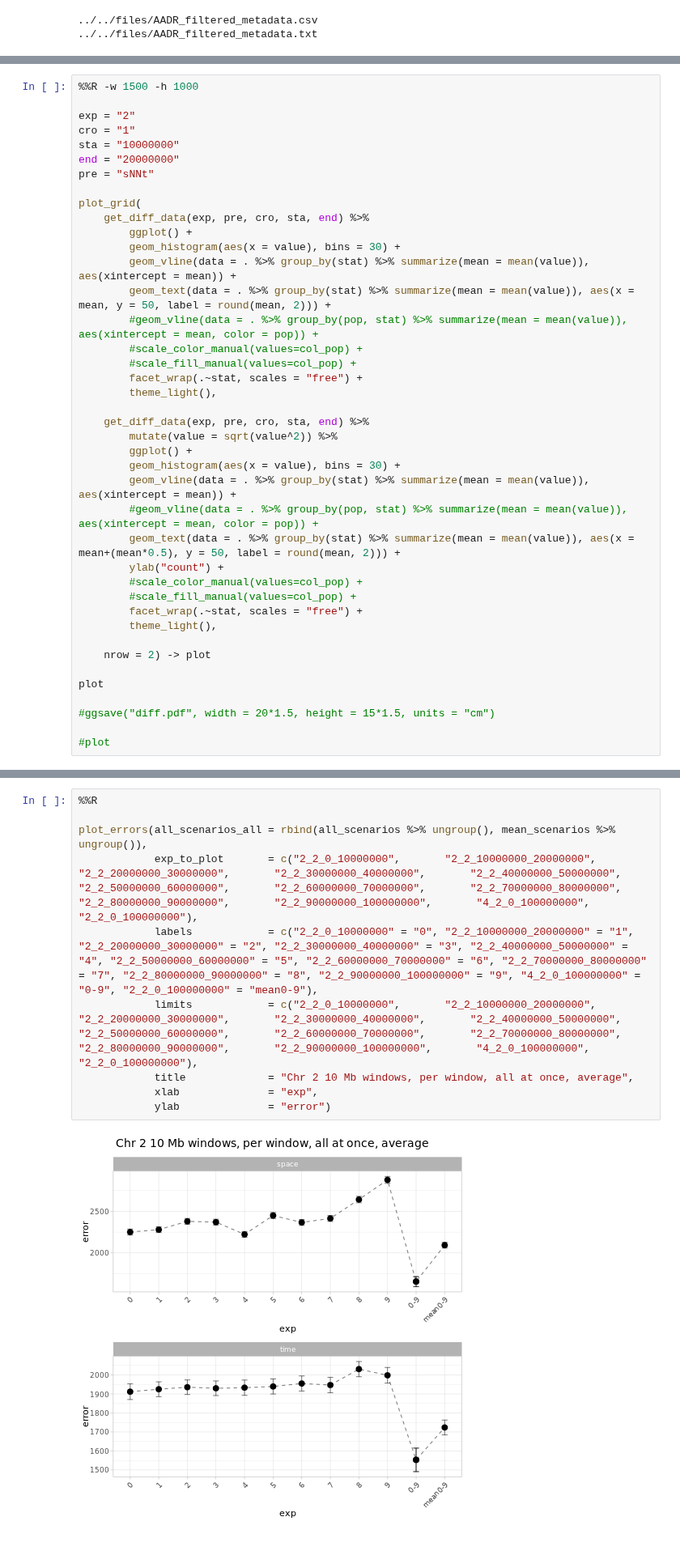
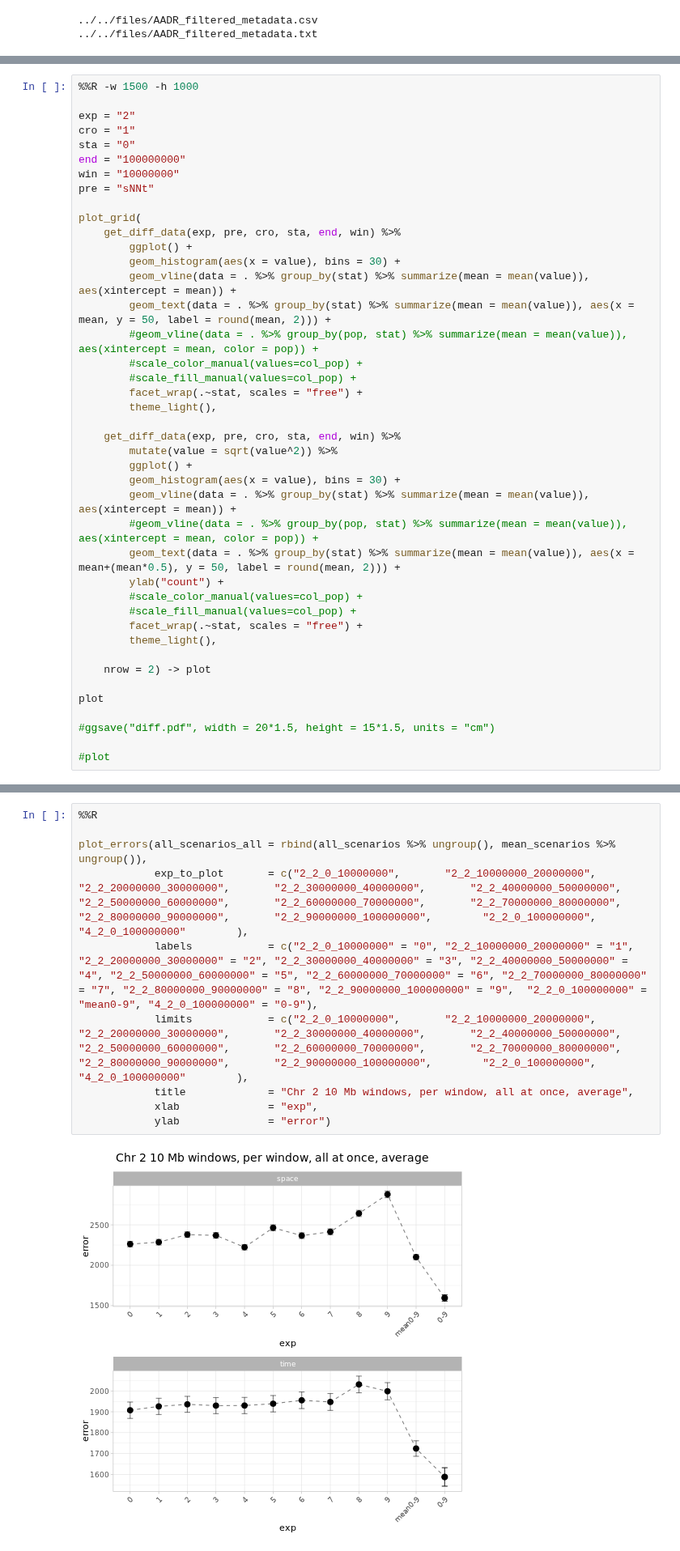
Before and after one commit to MoiColl/spaceNNtime, a Jupyter notebook: backup/jupyternotebooks/spaceNNtime_AADR.ipynb, the cells around one changed output, grey strips where cells are left out. Shown at 81% size. Saved outputs shown, nothing was run; the diff lists cells and outputs as text.

```diff
--- a/backup/jupyternotebooks/spaceNNtime_AADR.ipynb
+++ b/backup/jupyternotebooks/spaceNNtime_AADR.ipynb
@@ -391,12 +425,13 @@ get_diff_data(2, "sNNt", 1,  "10000000", "20000000") %>%
 
 exp = "2"
 cro = "1"
-sta = "10000000"
-end = "20000000"
+sta = "0"
+end = "100000000"
+win = "10000000"
 pre = "sNNt"
 
 plot_grid(
-    get_diff_data(exp, pre, cro, sta, end) %>%
+    get_diff_data(exp, pre, cro, sta, end, win) %>%
         ggplot() +
         geom_histogram(aes(x = value), bins = 30) +
         geom_vline(data = . %>% group_by(stat) %>% summarize(mean = mean(value)), aes(xintercept = mean)) +
@@ -407,7 +442,7 @@ plot_grid(
         facet_wrap(.~stat, scales = "free") +
         theme_light(),
 
-    get_diff_data(exp, pre, cro, sta, end) %>%
+    get_diff_data(exp, pre, cro, sta, end, win) %>%
         mutate(value = sqrt(value^2)) %>%
         ggplot() +
         geom_histogram(aes(x = value), bins = 30) +
@@ -847,15 +882,15 @@ plot_errors(all_scenarios_all = rbind(all_scenarios %>% ungroup(), mean_scenario
 # %%
 %%R
 
 plot_errors(all_scenarios_all = rbind(all_scenarios %>% ungroup(), mean_scenarios %>% ungroup()),
-            exp_to_plot       = c("2_2_0_10000000",       "2_2_10000000_20000000",       "2_2_20000000_30000000",       "2_2_30000000_40000000",       "2_2_40000000_50000000",       "2_2_50000000_60000000",       "2_2_60000000_70000000",       "2_2_70000000_80000000",       "2_2_80000000_90000000",       "2_2_90000000_100000000",       "4_2_0_100000000",         "2_2_0_100000000"),
-            labels            = c("2_2_0_10000000" = "0", "2_2_10000000_20000000" = "1", "2_2_20000000_30000000" = "2", "2_2_30000000_40000000" = "3", "2_2_40000000_50000000" = "4", "2_2_50000000_60000000" = "5", "2_2_60000000_70000000" = "6", "2_2_70000000_80000000" = "7", "2_2_80000000_90000000" = "8", "2_2_90000000_100000000" = "9", "4_2_0_100000000" = "0-9", "2_2_0_100000000" = "mean0-9"),
-            limits            = c("2_2_0_10000000",       "2_2_10000000_20000000",       "2_2_20000000_30000000",       "2_2_30000000_40000000",       "2_2_40000000_50000000",       "2_2_50000000_60000000",       "2_2_60000000_70000000",       "2_2_70000000_80000000",       "2_2_80000000_90000000",       "2_2_90000000_100000000",       "4_2_0_100000000",         "2_2_0_100000000"),
+            exp_to_plot       = c("2_2_0_10000000",       "2_2_10000000_20000000",       "2_2_20000000_30000000",       "2_2_30000000_40000000",       "2_2_40000000_50000000",       "2_2_50000000_60000000",       "2_2_60000000_70000000",       "2_2_70000000_80000000",       "2_2_80000000_90000000",       "2_2_90000000_100000000",        "2_2_0_100000000",             "4_2_0_100000000"        ),
+            labels            = c("2_2_0_10000000" = "0", "2_2_10000000_20000000" = "1", "2_2_20000000_30000000" = "2", "2_2_30000000_40000000" = "3", "2_2_40000000_50000000" = "4", "2_2_50000000_60000000" = "5", "2_2_60000000_70000000" = "6", "2_2_70000000_80000000" = "7", "2_2_80000000_90000000" = "8", "2_2_90000000_100000000" = "9",  "2_2_0_100000000" = "mean0-9", "4_2_0_100000000" = "0-9"),
+            limits            = c("2_2_0_10000000",       "2_2_10000000_20000000",       "2_2_20000000_30000000",       "2_2_30000000_40000000",       "2_2_40000000_50000000",       "2_2_50000000_60000000",       "2_2_60000000_70000000",       "2_2_70000000_80000000",       "2_2_80000000_90000000",       "2_2_90000000_100000000",        "2_2_0_100000000",             "4_2_0_100000000"        ),
             title             = "Chr 2 10 Mb windows, per window, all at once, average",
             xlab              = "exp",
             ylab              = "error")
 # %% [output]
-[figure, old version]
+[figure, new version]
 # %%
 %%R
 
```
Also changed, not shown: parts of 27 cells of this notebook, 4 other files.
